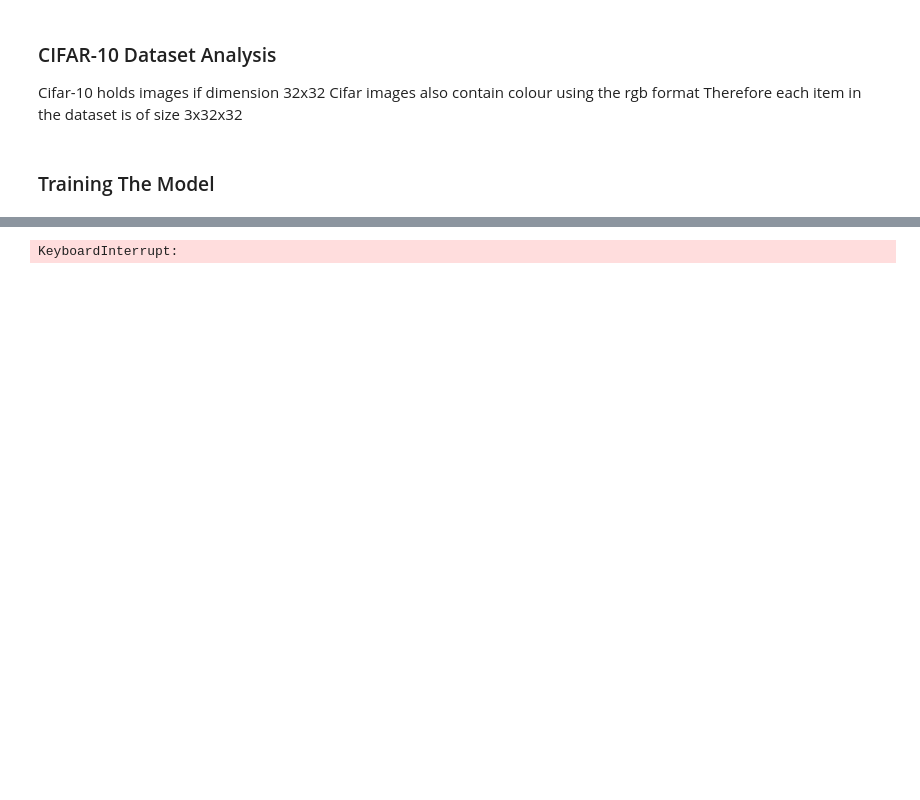
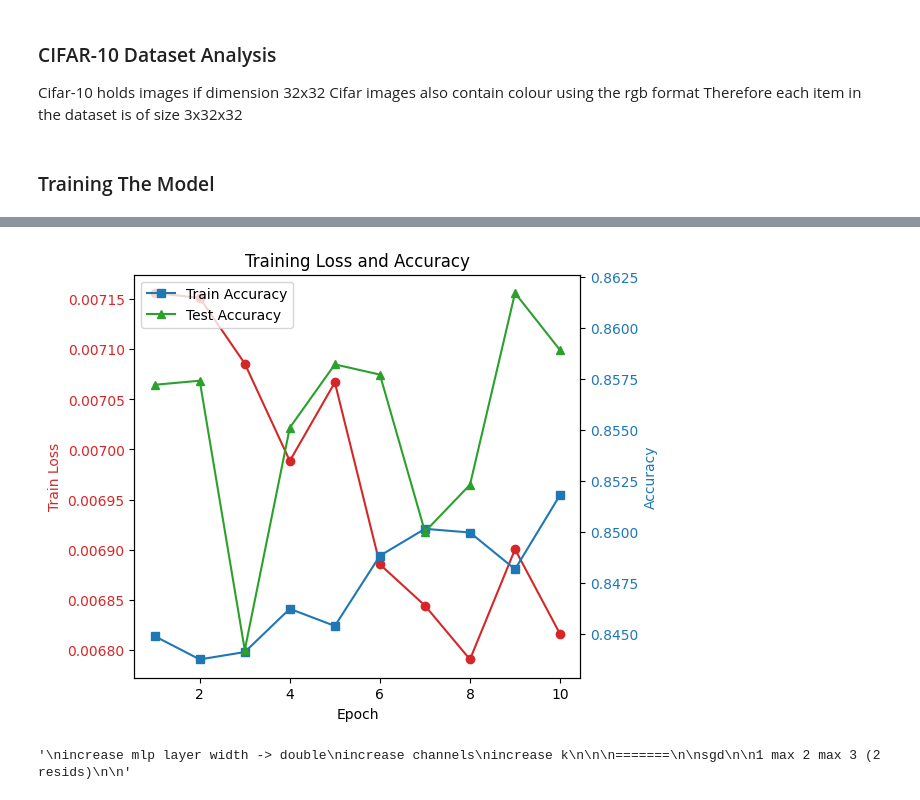
Before and after one commit to firozt/CIFAR-10-CNN-Model, a Jupyter notebook: model.ipynb, the cells around one changed output, grey strips where cells are left out. Drawn from its saved outputs; the diff is of its cells as text; code cells hidden in the pictures; blank space fills up the shorter version.

```diff
--- a/model.ipynb
+++ b/model.ipynb
@@ -311,5 +335,5 @@ optimizer = torch.optim.Adam(model.parameters(), lr=lr,weight_decay=1e-4 ) #
 # %%
-num_epochs = 20
+num_epochs = 10
 # mu.train_ch3(model, train_iter, test_iter, loss, num_epochs, optimizer)
 params = trainingLoop(num_epochs,train_iter,test_iter ,model, loss, optimizer)
 plotTraining(*params) # spreads tuple
@@ -340 +365,2 @@ Epoch 9, Average Loss: 0.007975986238718032, Training Accuracy: 0.63702, Testing
+[figure, added]
-KeyboardInterrupt:
+'\nincrease mlp layer width -> double\nincrease channels\nincrease k\n\n\n=======\n\nsgd\n\n1 max 2 max 3 (2 resids)\n\n'
```
Also changed, not shown: parts of 7 cells of this notebook.
